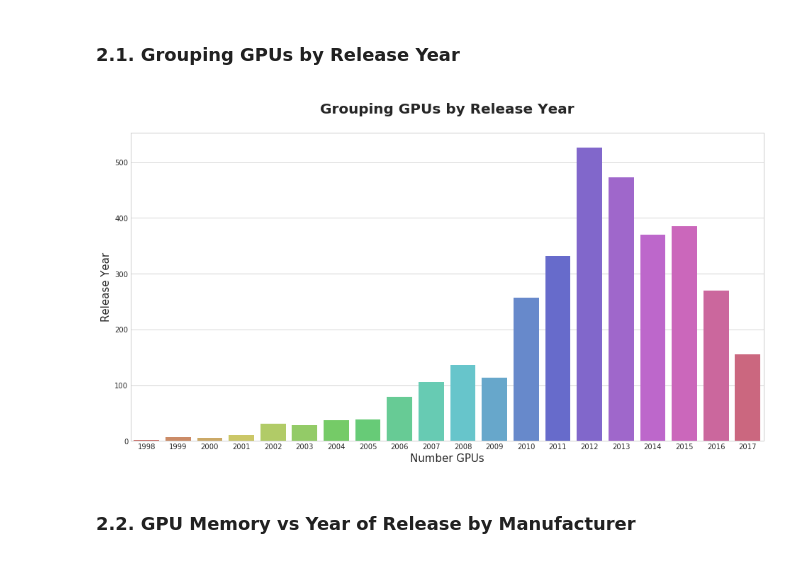
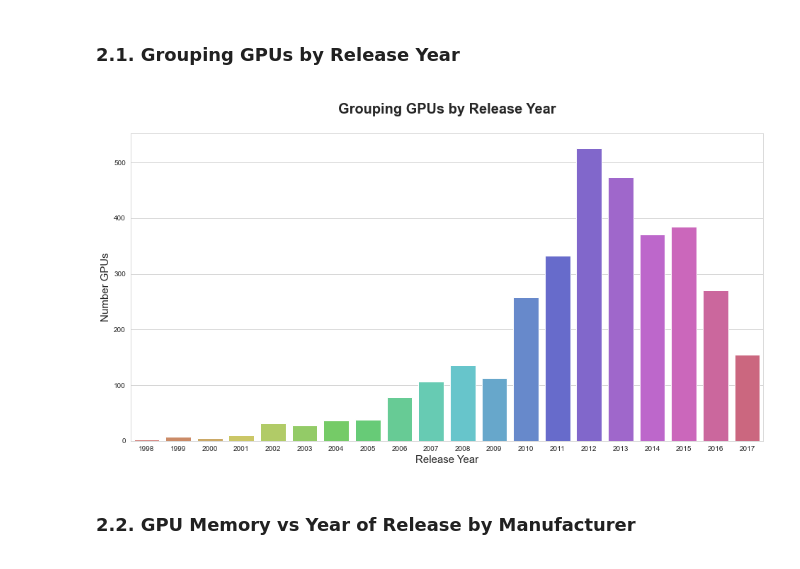
Before and after one commit to VitaliiTn/gpu_prediction_app, a Jupyter notebook: predict-gpus-of-the-future.ipynb, the cells around one changed output. Cells and saved outputs as stored; diff of their text form; code cells hidden in the pictures.

```diff
--- a/predict-gpus-of-the-future.ipynb
+++ b/predict-gpus-of-the-future.ipynb
@@ -63,7 +63,7 @@ import plotly.graph_objs as go
 import plotly.tools as tls
 # %%
 # Let's import dataset from csv file
-dataset = pd.read_csv('../input/All_GPUs.csv')
+dataset = pd.read_csv('data/All_GPUs.csv')
 # %% [markdown]
 ### 1.2. Let's try to summarize the Dataset
 <a id="lets_summarize_the_dataset"></a>
@@ -116,7 +117,5 @@ msno.bar(df=dataset, figsize=(20, 8), color=(255/255, 83/255, 51/255))
 # %% [markdown]
 <b>NOTE: </b> Basing on the conducted research we will select columns that represents key data for our project.
 # %%
-key_columns = ['Best_Resolution', 'Core_Speed', \
-    'Manufacturer', 'Memory', 'Memory_Bandwidth', \
-    'Name', 'Release_Date']
+key_columns = ['Best_Resolution', 'Core_Speed', 'Manufacturer', 'Memory', 'Memory_Bandwidth', 'Name', 'Release_Date']
 dataset = dataset[key_columns]
@@ -153,15 +170,13 @@ dataset['PixelNum'] = dataset['Best_Resolution'] \
 # %%
 plt.figure(figsize=(16,8))
 sns.set_style("whitegrid")
-sns.countplot(x="Release_Year", \
-data=dataset, palette="hls");
-plt.title('Grouping GPUs by Release Year', \
-    fontsize=20, fontweight='bold', y=1.05,)
-plt.xlabel('Number GPUs', fontsize=15)
-plt.ylabel('Release Year', fontsize=15)
+sns.countplot(x="Release_Year", data=dataset, palette="hls");
+plt.title('Grouping GPUs by Release Year', fontsize=20, fontweight='bold', y=1.05,)
+plt.ylabel('Number GPUs', fontsize=15)
+plt.xlabel('Release Year', fontsize=15)
 plt.show()
 # %% [output]
-[figure, old version]
+[figure, new version]
 # %% [markdown]
 ### 2.2. GPU Memory vs Year of Release by Manufacturer
 <a id="gpu_memory_vs_year_of_release_by_manufacturer"></a>
```
Also changed, not shown: parts of 8 cells of this notebook, 1 other file.
